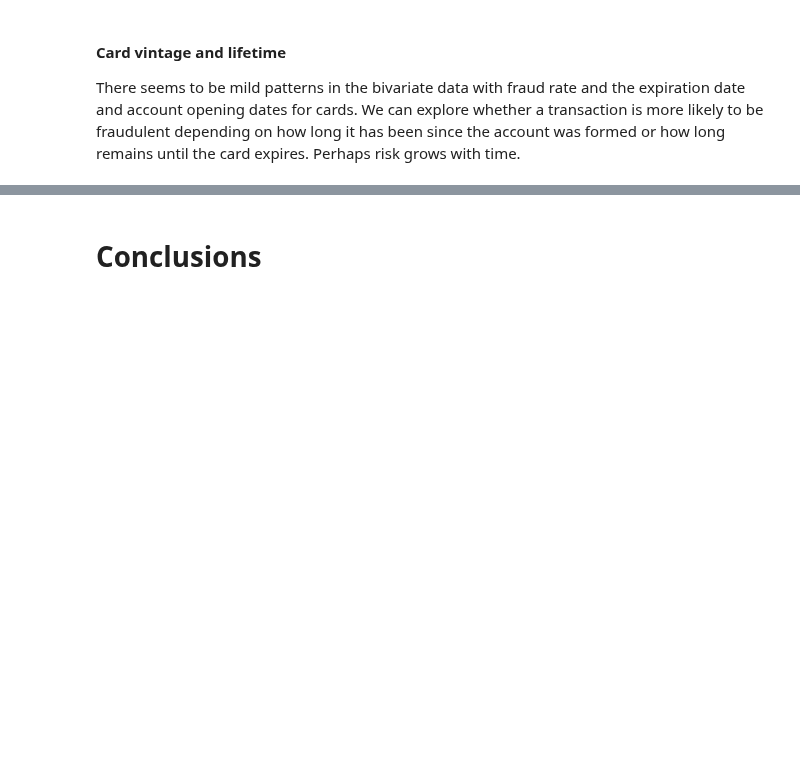
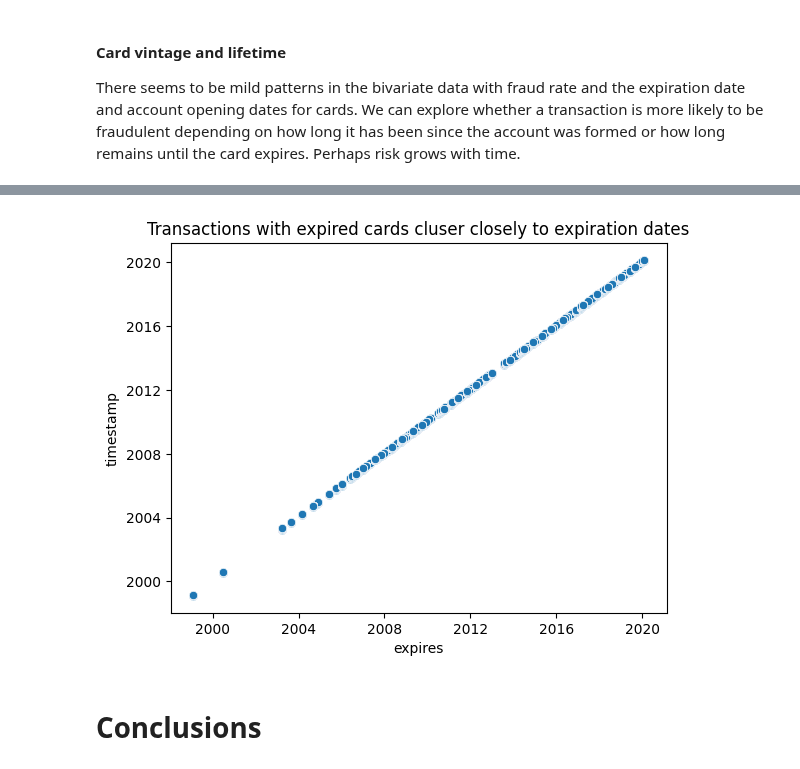
Before and after one commit to msc2106/CreditCardFraud, a Jupyter notebook: notebooks/eda.ipynb, the cells around one changed output, grey strips where cells are left out. Drawn from its saved outputs; the diff is of its cells as text; code cells hidden in the pictures; blank space fills up the shorter version.

```diff
--- a/notebooks/eda.ipynb
+++ b/notebooks/eda.ipynb
@@ -613,5 +615,6 @@ card_vintage.head()
 card_vintage['until_expired'] = card_vintage.expires - card_vintage.timestamp
 card_vintage['since_opened'] = card_vintage.timestamp - card_vintage.acct_open_date
 card_vintage['years_since_pin'] = card_vintage.timestamp.dt.year - card_vintage.year_pin_last_changed
-card_vintage[card_vintage.since_opened < pd.Timedelta(0)].since_opened.describe()
+card_vintage['expired'] = card_vintage.expires < card_vintage.timestamp
+card_vintage.head().T
 # %% [output]
@@ -627,3 +662,8 @@ Name: since_opened, dtype: object
+# %%
+sns.scatterplot(card_vintage[card_vintage.expired], x='expires', y='timestamp');
+plt.title('Transactions with expired cards cluster closely to expiration dates');
+# %% [output]
+[figure, added]
 # %% [markdown]
 # Conclusions
 # %% [markdown]
```
Also changed, not shown: parts of 7 cells of this notebook, 3 other files.
